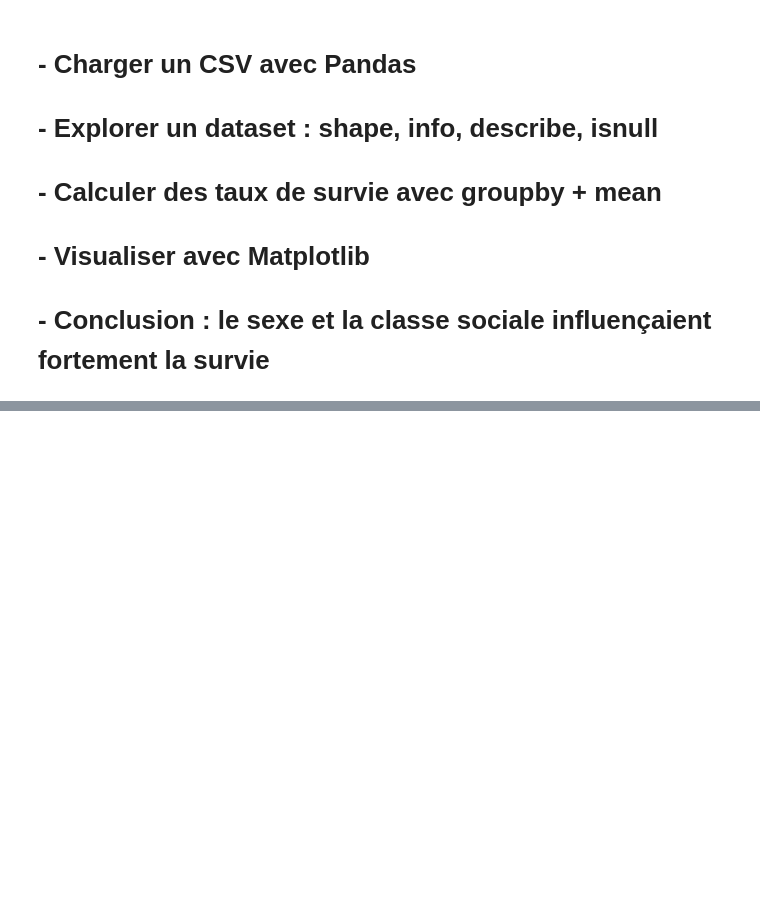
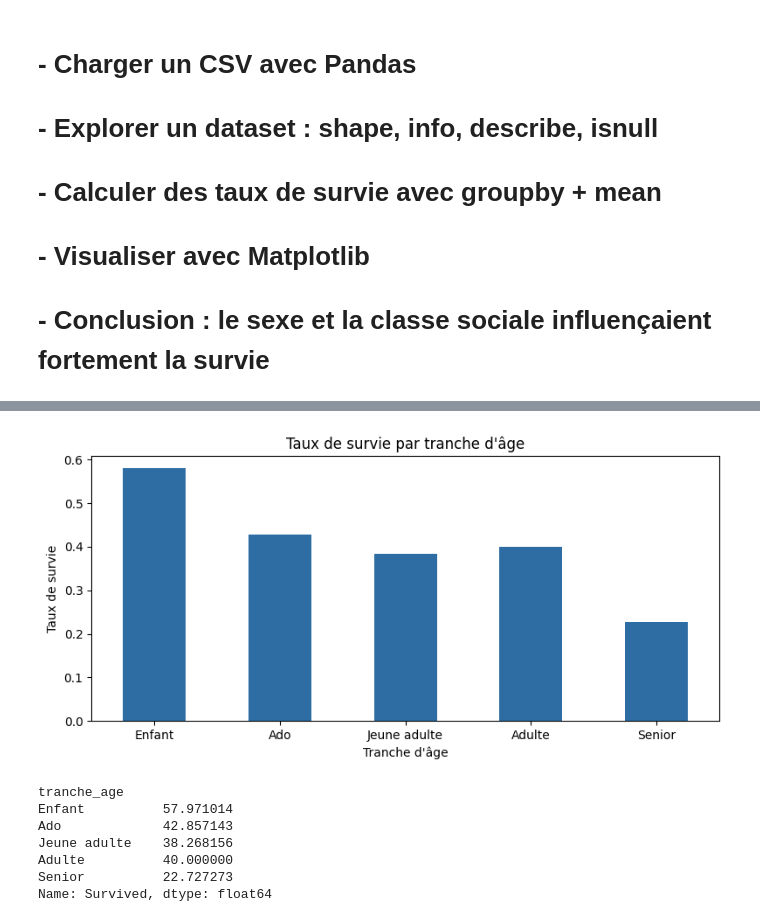
Before and after one commit to TinhinaneBA/data-analysis-projects, a Jupyter notebook: titanic-eda/notebooks/02_titanic_pandas.ipynb, the cells around one changed output, grey strips where cells are left out. Cells and saved outputs as stored; diff of their text form; code cells hidden in the pictures; blank space fills up the shorter version.

```diff
--- a/titanic-eda/notebooks/02_titanic_pandas.ipynb
+++ b/titanic-eda/notebooks/02_titanic_pandas.ipynb
@@ -152,0 +170,29 @@ Name: Survived, dtype: float64
+# %%
+# Créer des tranches d'âge
+df['tranche_age'] = pd.cut(df['Age'],
+                            bins=[0, 12, 18, 35, 60, 100],
+                            labels=['Enfant', 'Ado', 'Jeune adulte', 'Adulte', 'Senior'])
+
+# Taux de survie par tranche
+df.groupby('tranche_age')['Survived'].mean().plot(
+    kind='bar',
+    color='#2E6DA4',
+    figsize=(8,4)
+)
+plt.title("Taux de survie par tranche d'âge")
+plt.xlabel("Tranche d'âge")
+plt.ylabel("Taux de survie")
+plt.xticks(rotation=0)
+plt.tight_layout()
+plt.show()
+
+print(df.groupby('tranche_age')['Survived'].mean()*100)
+# %% [output]
+[figure, added]
+tranche_age
+Enfant          57.971014
+Ado             42.857143
+Jeune adulte    38.268156
+Adulte          40.000000
+Senior          22.727273
+Name: Survived, dtype: float64
```
Also changed, not shown: parts of 3 cells of this notebook.
